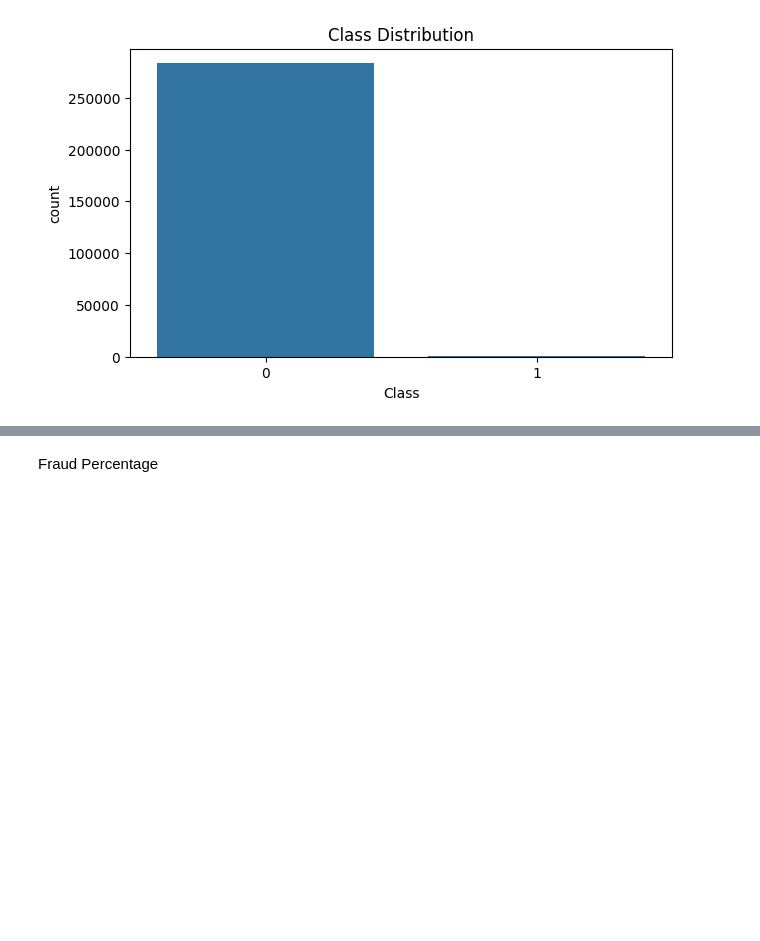
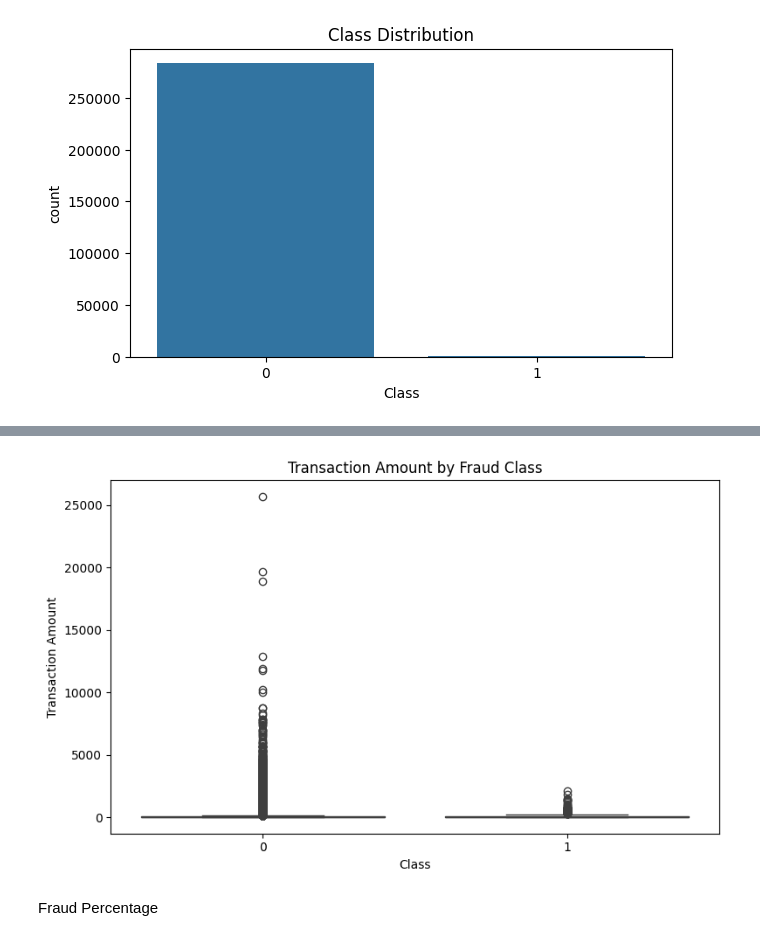
Before and after one commit to codequeen-11/fraud-detection, a Jupyter notebook: notebooks/eda-creditcard.ipynb, the cells around one changed output, grey strips where cells are left out. Drawn from its saved outputs; the diff is of its cells as text; code cells hidden in the pictures; blank space fills up the shorter version.

```diff
--- a/notebooks/eda-creditcard.ipynb
+++ b/notebooks/eda-creditcard.ipynb
@@ -168,3 +187,20 @@ plt.show()
+# %%
+plt.figure(figsize=(8, 5))
+
+sns.boxplot(
+    data=df,
+    x="Class",
+    y="Amount"
+)
+
+plt.title("Transaction Amount by Fraud Class")
+plt.xlabel("Class")
+plt.ylabel("Transaction Amount")
+
+plt.tight_layout()
+plt.show()
+# %% [output]
+[figure, added]
 # %% [markdown]
 Fraud Percentage
 # %%
```
Also changed, not shown: parts of 1 cell of this notebook, 4 other files.
